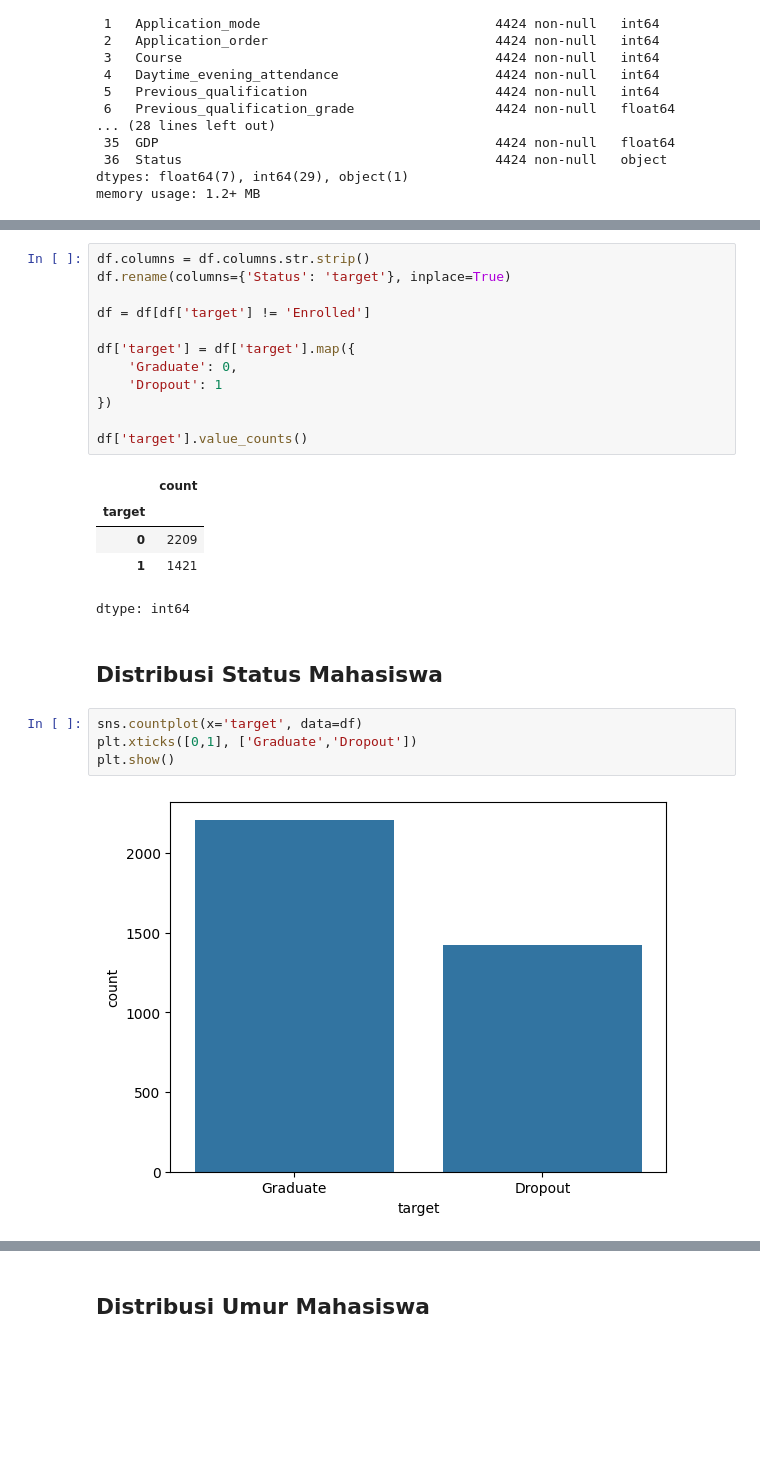
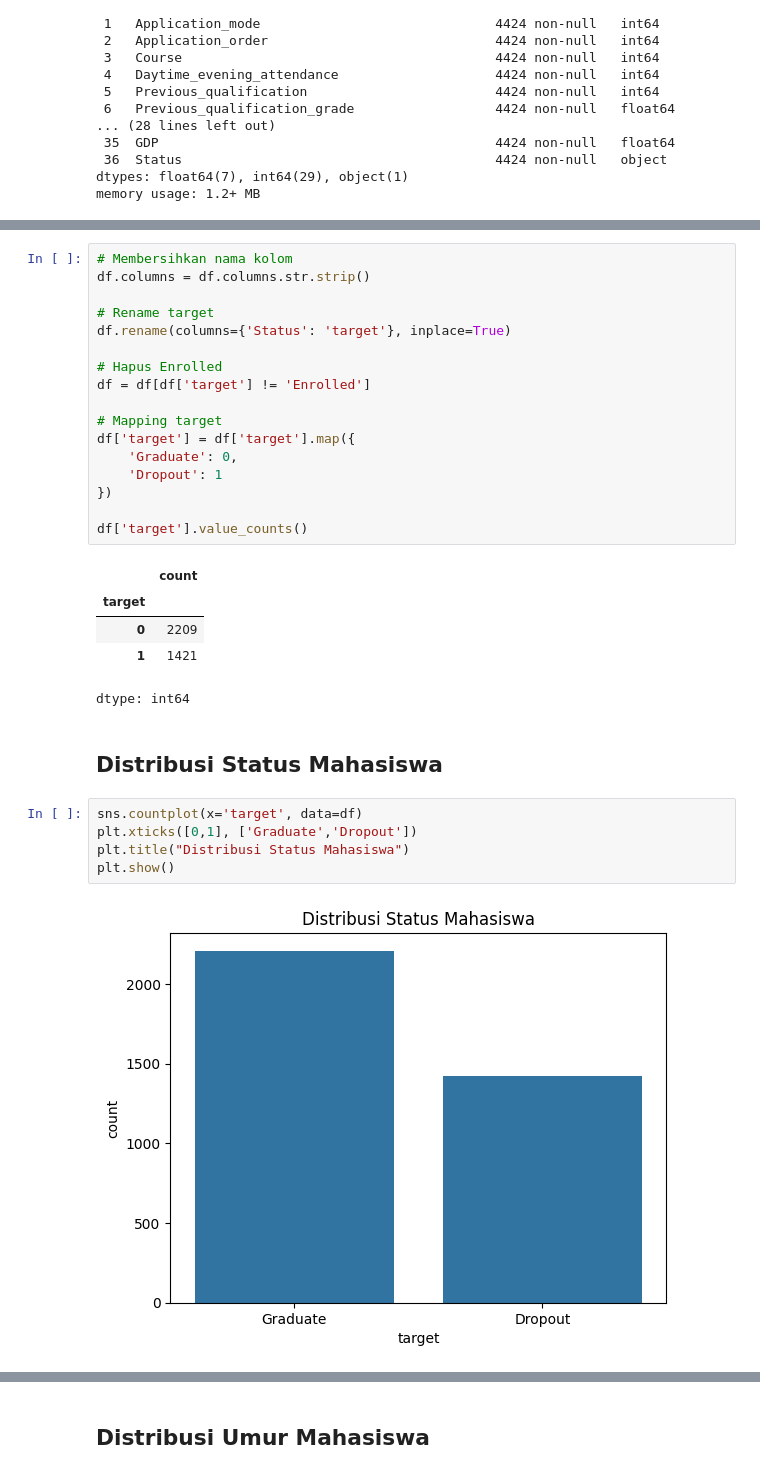
Before and after one commit to bugiscode/Data-Science, a Jupyter notebook: notebook.ipynb, the cells around one changed output, grey strips where cells are left out. Saved outputs shown, nothing was run; the diff lists cells and outputs as text; blank space fills up the shorter version.

```diff
--- a/notebook.ipynb
+++ b/notebook.ipynb
@@ -74,9 +77,14 @@ Menghapus data Enrolled agar model fokus pada klasifikasi Dropout dan Graduate.
 # %%
+# Membersihkan nama kolom
 df.columns = df.columns.str.strip()
+
+# Rename target
 df.rename(columns={'Status': 'target'}, inplace=True)
 
+# Hapus Enrolled
 df = df[df['target'] != 'Enrolled']
 
+# Mapping target
 df['target'] = df['target'].map({
     'Graduate': 0,
     'Dropout': 1
@@ -94,8 +102,9 @@ dtype: int64
 # %%
 sns.countplot(x='target', data=df)
 plt.xticks([0,1], ['Graduate','Dropout'])
+plt.title("Distribusi Status Mahasiswa")
 plt.show()
 # %% [output]
-[figure, old version]
+[figure, new version]
 # %% [markdown]
 ### Insight
```
Also changed, not shown: parts of 29 cells of this notebook, 1 other file.
